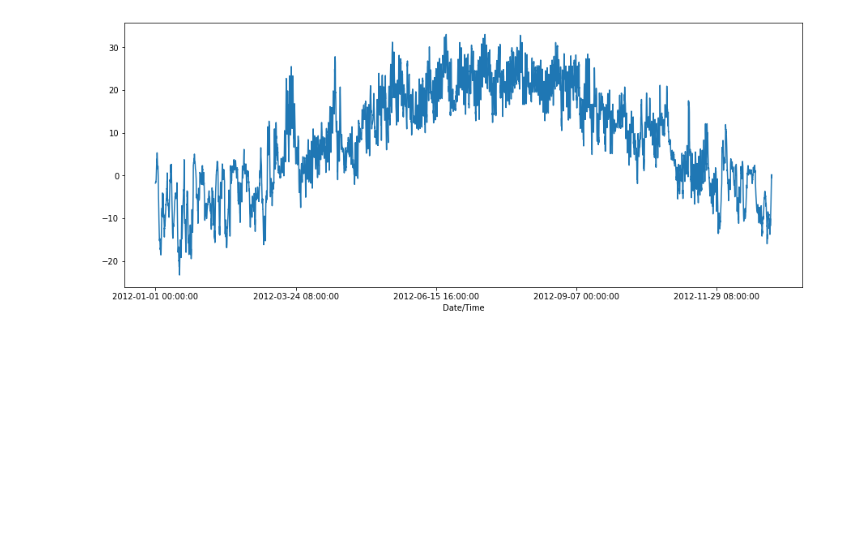
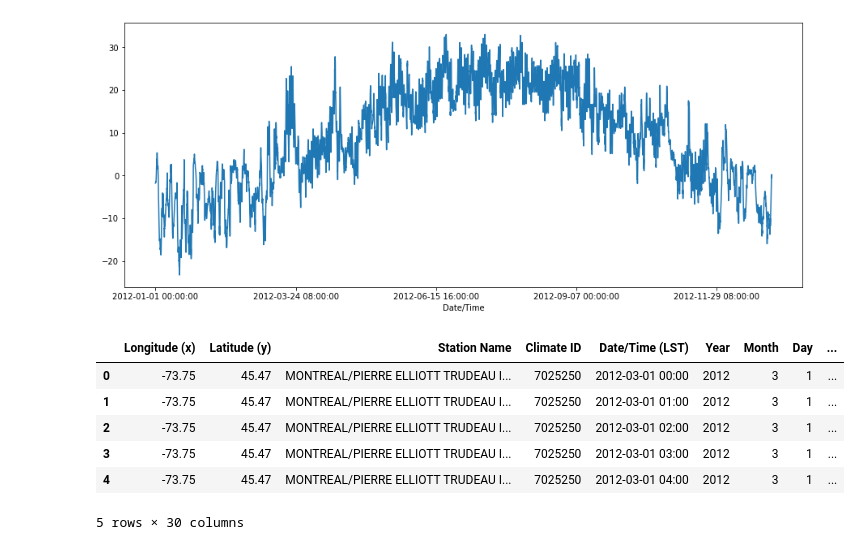
Before and after one commit to aa-ag/pcb, a Jupyter notebook: 5.WEB_SCRAPING_WITH_PANDAS.ipynb, the cells around one changed output. Saved outputs shown, nothing was run; the diff lists cells and outputs as text; code cells hidden in the pictures; blank space fills up the shorter version.

Commit message:
added logic to scrape and access info using read_csv with a url as input

```diff
--- a/5.WEB_SCRAPING_WITH_PANDAS.ipynb
+++ b/5.WEB_SCRAPING_WITH_PANDAS.ipynb
@@ -9,3 +9,24 @@ weather_2012_final['Temp (C)'].plot(figsize=(15, 6))
 # %% [output]
 <AxesSubplot:xlabel='Date/Time'>
 [figure]
+# %%
+# set a template for url with {year} & {month}
+# as part of url since they'll change
+url_template = "http://climate.weather.gc.ca/climate_data/bulk_data_e.html?format=csv&stationID=5415&Year={year}&Month={month}&timeframe=1&submit=Download+Data"
+
+# # use python's .format to populate editable
+# # elements in url template
+url = url_template.format(month=3, year=2012)
+
+# use read_csv to acces data from url
+weather_mar2012 = pd.read_csv(url, parse_dates=True)
+
+weather_mar2012.head()
+# %% [output]
+|  | Longitude (x) | Latitude (y) | Station Name | Climate ID | Date/Time (LST) | Year | Month | Day | ... |
+| 0 | -73.75 | 45.47 | MONTREAL/PIERRE ELLIOTT TRUDEAU I... | 7025250 | 2012-03-01 00:00 | 2012 | 3 | 1 | ... |
+| 1 | -73.75 | 45.47 | MONTREAL/PIERRE ELLIOTT TRUDEAU I... | 7025250 | 2012-03-01 01:00 | 2012 | 3 | 1 | ... |
+| 2 | -73.75 | 45.47 | MONTREAL/PIERRE ELLIOTT TRUDEAU I... | 7025250 | 2012-03-01 02:00 | 2012 | 3 | 1 | ... |
+| 3 | -73.75 | 45.47 | MONTREAL/PIERRE ELLIOTT TRUDEAU I... | 7025250 | 2012-03-01 03:00 | 2012 | 3 | 1 | ... |
+| 4 | -73.75 | 45.47 | MONTREAL/PIERRE ELLIOTT TRUDEAU I... | 7025250 | 2012-03-01 04:00 | 2012 | 3 | 1 | ... |
+5 rows × 30 columns
```
